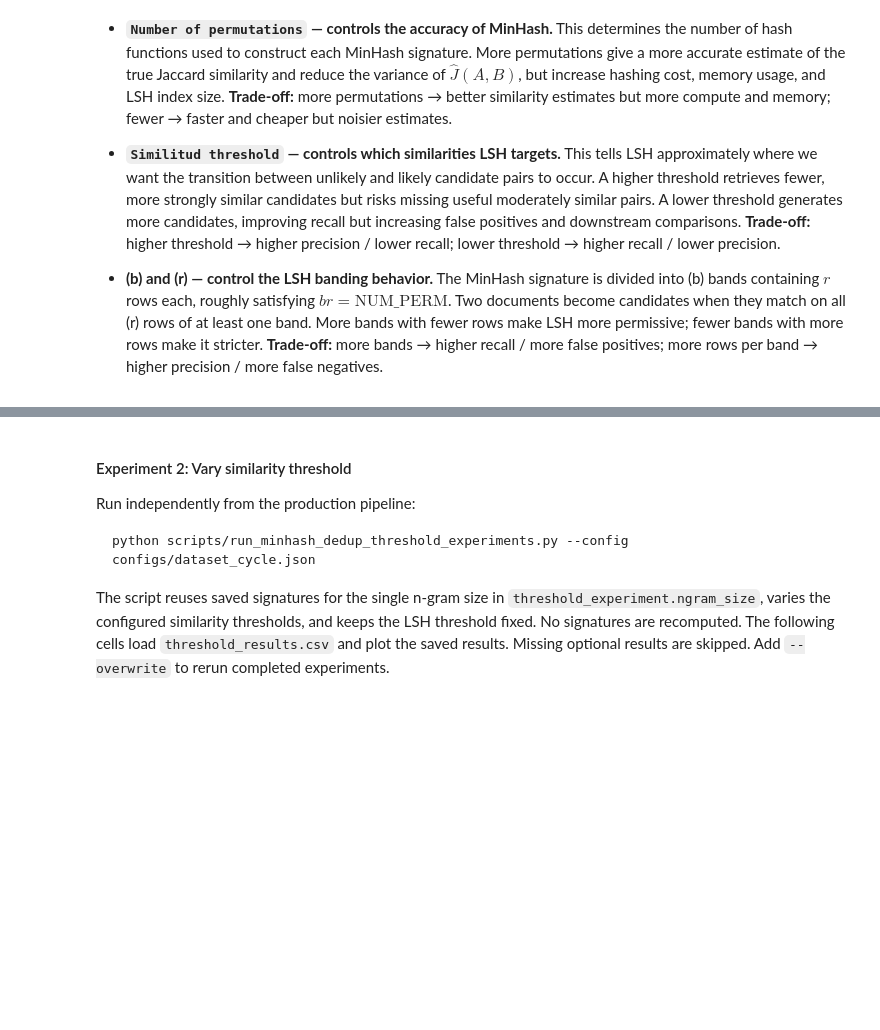
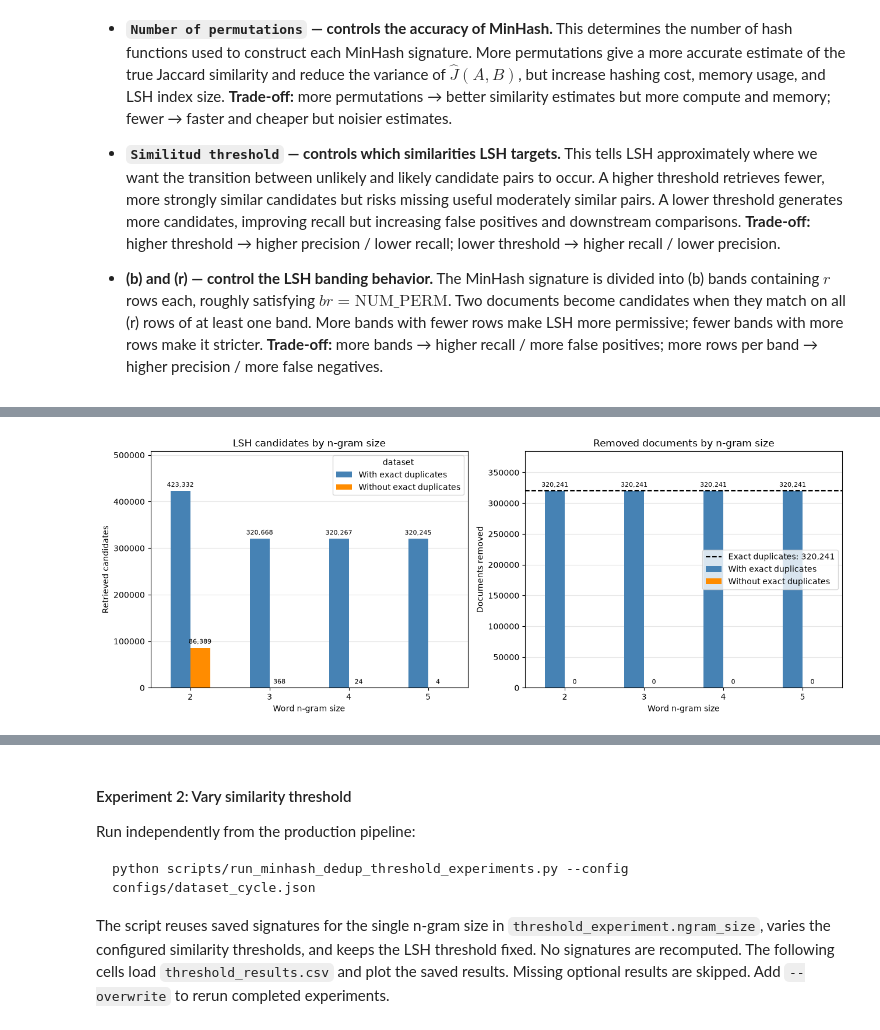
Before and after one commit to legan78/transformers_lifecycle, a Jupyter notebook: notebooks/dataset_cycle.ipynb, the cells around one changed output, grey strips where cells are left out. Saved outputs shown, nothing was run; the diff lists cells and outputs as text; code cells hidden in the pictures; blank space fills up the shorter version.

Commit message:
Including similarity threshold sweep for min-hash deduplication and visualization.

```diff
--- a/notebooks/dataset_cycle.ipynb
+++ b/notebooks/dataset_cycle.ipynb
@@ -81,7 +81,8 @@ logging.getLogger('httpcore').setLevel(logging.ERROR)
 _LOGGER = logging.getLogger(__name__)
 
 data_path = project_root / 'datasets'
-artifacts_path = project_root / 'artifacts' / 'dataset_cycle'
+# artifacts_path = project_root / 'artifacts' / 'dataset_cycle'
+artifacts_path = Path('/home/angel/src/transformers_lifecycle/artifacts/dataset_cycle')
 
 # Run all saved-artifact stages from a terminal:
 # python scripts/run_dataset_pipeline.py --config configs/dataset_cycle.json
@@ -671,32 +705,27 @@ else:
 # %%
-if ngram_results_table is not None and not ngram_results_table.empty:
-    # Compare n-gram sizes without rerunning deduplication.
-    ngram_removed_counts = [train_ngram_results[n]["removed"] for n in train_ngram_sizes]
-    ngram_total_documents = int(ngram_results_table.iloc[0]['total_documents'])
-    ngram_removed_percentages = [
-        100 * count / ngram_total_documents if ngram_total_documents else 0.0
-        for count in ngram_removed_counts
-    ]
-
-    fig, ax = plt.subplots(figsize=(8, 5))
-    bars = ax.bar([str(n) for n in train_ngram_sizes], ngram_removed_percentages, color="steelblue")
-    ax.bar_label(
-        bars,
-        labels=[f"{pct:.1f}%\n({count:,} docs)" for pct, count in zip(ngram_removed_percentages, ngram_removed_counts)],
-        padding=4,
-    )
-    ax.set_xlabel("Word n-gram size")
-    ax.set_ylabel("Training documents removed (%)")
-    ax.set_title("Near-duplicate removal by n-gram size")
-    ax.set_ylim(0, max(ngram_removed_percentages, default=0) * 1.25 + 1)
-    ax.grid(axis="y", alpha=0.3)
+fig, axes = plt.subplots(1, 2, figsize=(13, 5))
+for ax, metric, title, ylabel in [
+    (axes[0], 'candidate_total', 'LSH candidates by n-gram size', 'Retrieved candidates'),
+    (axes[1], 'removed_count', 'Removed documents by n-gram size', 'Documents removed'),
+]:
+    comparison = ngram_results_table.pivot(
+        index='ngram_size', columns='dataset', values=metric,
+    ).reindex(columns=list(ngram_result_dirs))
+    comparison.plot.bar(ax=ax, color=['steelblue', 'darkorange'], rot=0)
+    for bars in ax.containers:
+        ax.bar_label(bars, fmt='{:,.0f}', padding=3, fontsize=8)
+    ax.set_title(title)
+    ax.set_xlabel('Word n-gram size')
+    ax.set_ylabel(ylabel)
+    ax.margins(y=0.2)
+    ax.grid(axis='y', alpha=0.3)
     ax.set_axisbelow(True)
-    fig.text(
-        0.5, 0.01,
-        f"Fixed LSH threshold: {ngram_results_table.iloc[0]['lsh_threshold']:.2f}; "
-        f"similarity threshold: {ngram_results_table.iloc[0]['similarity_threshold']:.2f}; "
-        f"permutations: {int(ngram_results_table.iloc[0]['num_perm'])}",
-        ha="center", fontsize=9,
-    )
-    fig.tight_layout(rect=(0, 0.06, 1, 1))
-    plt.show()
+axes[1].axhline(
+    exact_training_removed, color='black', linestyle='--',
+    label=f'Exact duplicates: {exact_training_removed:,}',
+)
+axes[1].legend()
+fig.tight_layout()
+plt.show()
+# %% [output]
+[figure, added]
```
Also changed, not shown: parts of 7 cells of this notebook, 1 other file.
